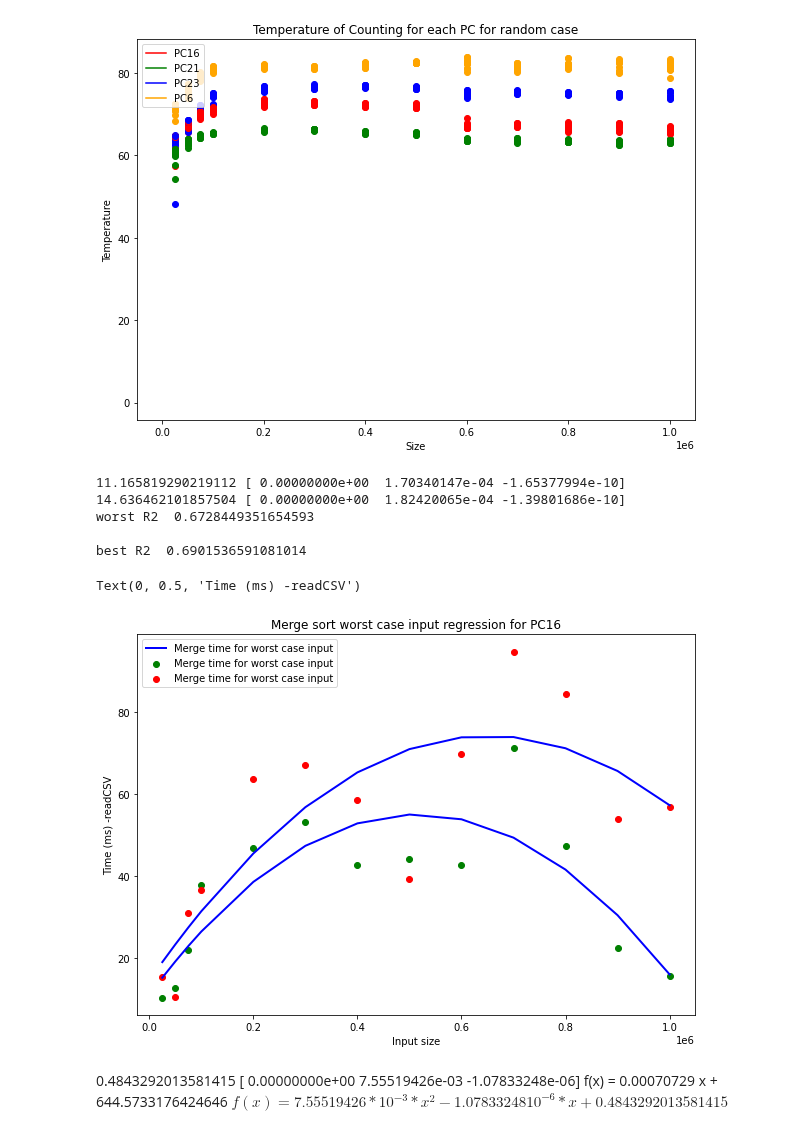
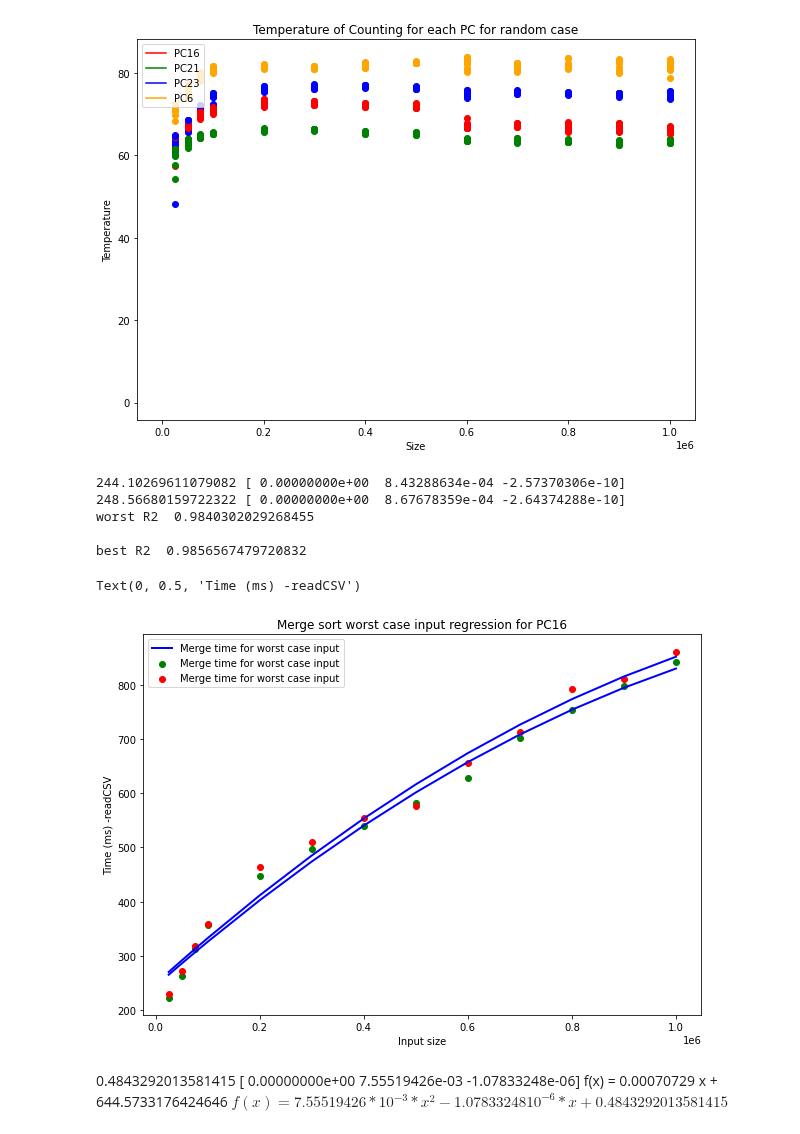
Before and after one commit to hrallil/RAPL_measurements, a Jupyter notebook: Java/FinalResults/MergeREGRESSION.ipynb, the cells around one changed output. Drawn from its saved outputs; the diff is of its cells as text; code cells hidden in the pictures.

```diff
--- a/Java/FinalResults/MergeREGRESSION.ipynb
+++ b/Java/FinalResults/MergeREGRESSION.ipynb
@@ -651,23 +651,23 @@ def polyReg(SeriesX, SeriesY,dg, Label, color, plotLabel = True, printR2Score =
 # %%
 plt.figure(figsize=(10,7))
 color = "red"
 
-best = polyReg(meanC16[meanC16["Input case"] == "best"]["Size"], meanC16[meanC16["Input case"] == "best"]["Time - readCSV"],2, "Merge time for worst case input", "green")
-worst = polyReg(meanC16[meanC16["Input case"] == "worst"]["Size"], meanC16[meanC16["Input case"] == "worst"]["Time - readCSV"],2, "Merge time for worst case input", "red")
+best = polyReg(meanC16[meanC16["Input case"] == "best"]["Size"], meanC16[meanC16["Input case"] == "best"]["Time (ms)"],2, "Merge time for best case input", "green")
+worst = polyReg(meanC16[meanC16["Input case"] == "worst"]["Size"], meanC16[meanC16["Input case"] == "worst"]["Time (ms)"],2, "Merge time for worst case input", "red")
 
 print(f"worst R2 ", worst[1], "\n")
 print(f"best R2 ", best[1], "\n")
 plt.title("Merge sort worst case input regression for PC16")
 plt.xlabel("Input size")
 plt.ylabel("Time (ms) -readCSV")
 # %% [output]
-11.165819290219112 [ 0.00000000e+00  1.70340147e-04 -1.65377994e-10]
-14.636462101857504 [ 0.00000000e+00  1.82420065e-04 -1.39801686e-10]
-worst R2  0.6728449351654593
+244.10269611079082 [ 0.00000000e+00  8.43288634e-04 -2.57370306e-10]
+248.56680159722322 [ 0.00000000e+00  8.67678359e-04 -2.64374288e-10]
+worst R2  0.9840302029268455
 
-best R2  0.6901536591081014
+best R2  0.9856567479720832
 Text(0, 0.5, 'Time (ms) -readCSV')
-[figure, old version]
+[figure, new version]
 # %% [markdown]
 0.4843292013581415 [ 0.00000000e+00  7.55519426e-03 -1.07833248e-06]
 f(x) = 0.00070729 x +  644.5733176424646
```
Also changed, not shown: 2 other files.
